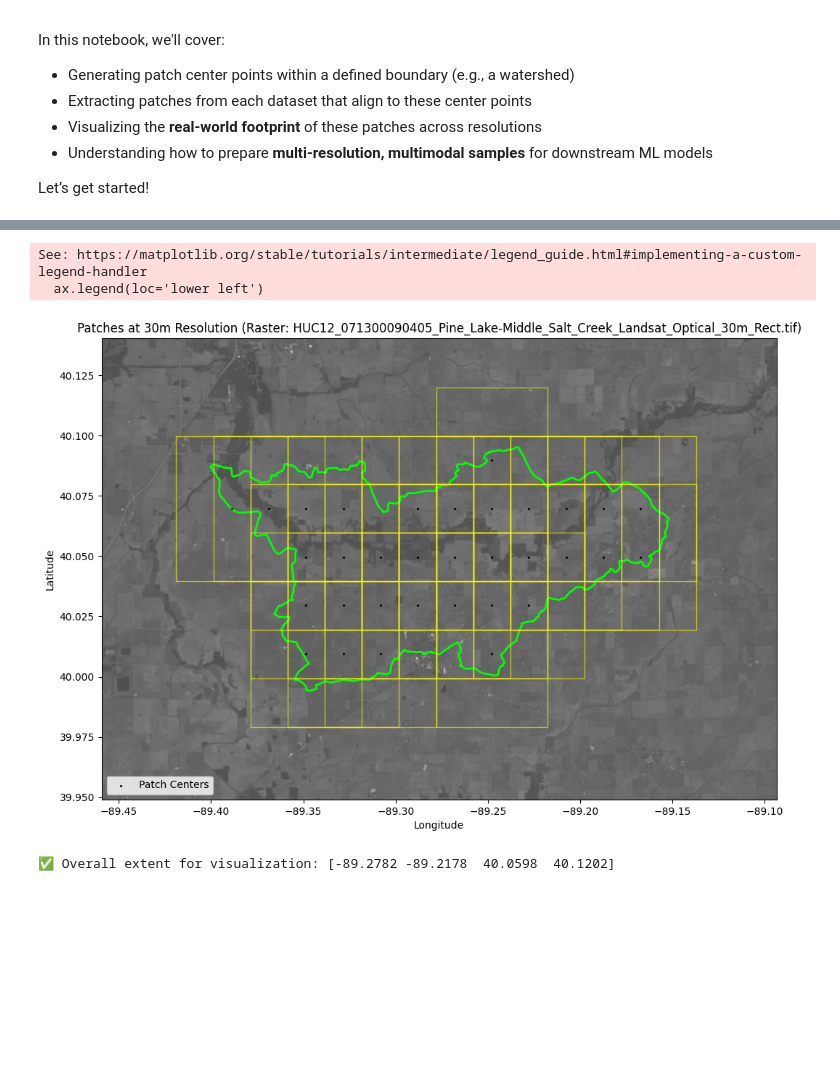
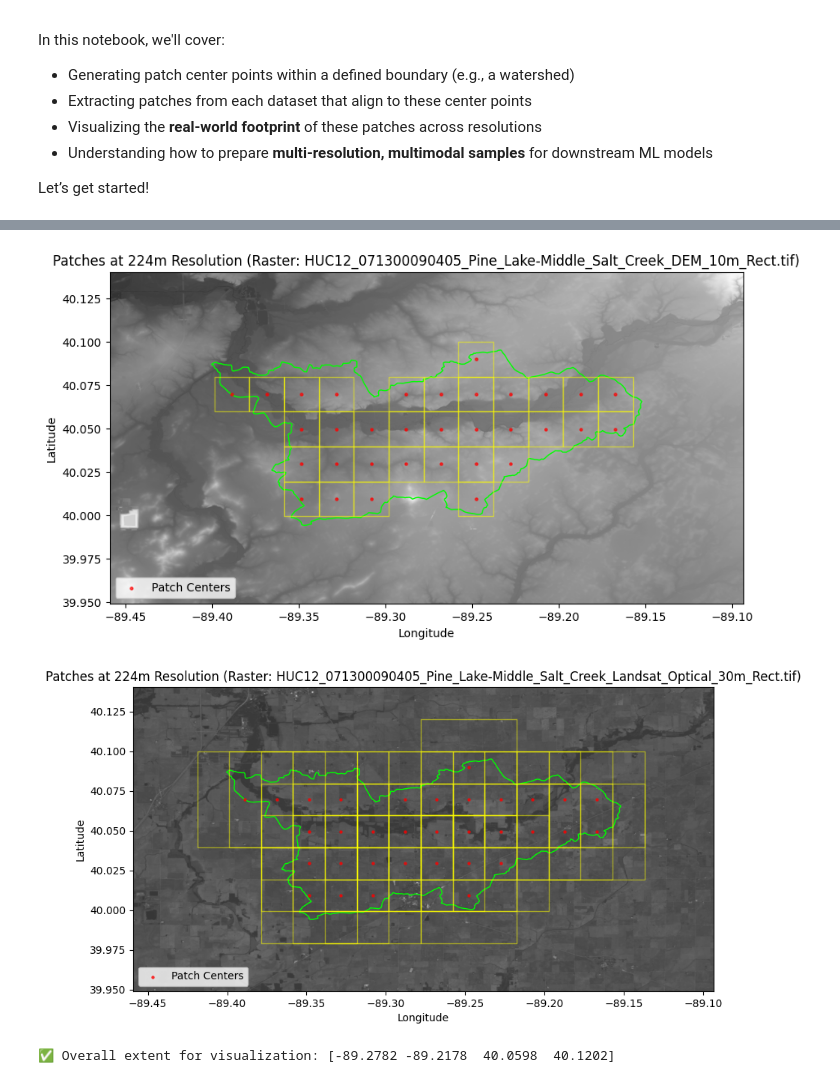
Before and after one commit to N-Jaro/national_ml, a Jupyter notebook: notebooks/test_patch_processing.ipynb, the cells around one changed output, grey strips where cells are left out. Drawn from its saved outputs; the diff is of its cells as text; code cells hidden in the pictures; blank space fills up the shorter version.

Commit message:
Update the data processing notebook to include patch processing

```diff
--- a/notebooks/test_patch_processing.ipynb
+++ b/notebooks/test_patch_processing.ipynb
@@ -138,25 +50,0 @@ def generate_patch_centers_within_boundary(raster_path, patch_size, stride, boun
-# %%
-from shapely.geometry import box
-
-# Example usage
-raster_path = raster_paths['elevation']
-boundary_gdf = gpd.read_file('/u/nathanj/national_ml/data/HUC12_071300090405_Pine_Lake-Middle_Salt_Creek_Original_Boundary.geojson')
-
-# Make sure CRS is EPSG:4326
-if boundary_gdf.crs is None:
-    boundary_gdf.set_crs('EPSG:4326', inplace=True)
-
-patch_centers_gdf = generate_patch_centers_within_boundary(
-    raster_path=raster_path,
-    patch_size=PATCH_SIZE,
-    stride=STRIDE,
-    boundary_gdf=boundary_gdf
-)
-
-# Plot
-fig, ax = plt.subplots(figsize=(10, 10))
-# Plot to confirm
-boundary_gdf.plot(ax=ax, facecolor='none', edgecolor='lime', linewidth=2)
-patch_centers_gdf.plot(ax=ax, color='red', markersize=2, alpha=0.8)
-plt.title("Patch Centers within Boundary")
-plt.show()
@@ -234,8 +50,0 @@ def visualize_patches_by_resolution(raster_path, patch_centers_gdf, boundary_gdf
-# %%
-raster_path = raster_paths['sar']
-visualize_patches_by_resolution(
-    raster_path=raster_path,
-    patch_centers_gdf=patch_centers_gdf,
-    boundary_gdf=boundary_gdf,
-    patch_size=PATCH_SIZE
-)
@@ -246,15 +374,27 @@ See: https://matplotlib.org/stable/tutorials/intermediate/legend_guide.html#impl
 # %%
-raster_path = raster_paths['optical']
-visualize_patches_by_resolution(
+# Example usage
+raster_path = os.path.join(data_path, 'HUC12_071300090405_Pine_Lake-Middle_Salt_Creek_DEM_10m_Rect.tif') # Replace with actual path
+visualize_patch_grid_on_raster(
     raster_path=raster_path,
-    patch_centers_gdf=patch_centers_gdf,
+    patch_centers_gdf=valid_centers_gdf,
     boundary_gdf=boundary_gdf,
-    patch_size=PATCH_SIZE
+    patch_size=patch_size,
+    stride=stride
 )
 # %% [output]
-See: https://matplotlib.org/stable/tutorials/intermediate/legend_guide.html#implementing-a-custom-legend-handler
-  ax.legend(loc='lower left')
-[figure, old version]
+[figure, new version]
+# %%
+# Example usage
+raster_path = os.path.join(data_path, 'HUC12_071300090405_Pine_Lake-Middle_Salt_Creek_Landsat_Optical_30m_Rect.tif') # Replace with actual path
+visualize_patch_grid_on_raster(
+    raster_path=raster_path,
+    patch_centers_gdf=valid_centers_gdf,
+    boundary_gdf=boundary_gdf,
+    patch_size=patch_size,
+    stride=stride
+)
+# %% [output]
+[figure, new version]
 # %%
 import matplotlib.pyplot as plt
 import rasterio
```
Also changed, not shown: parts of 18 cells of this notebook.
